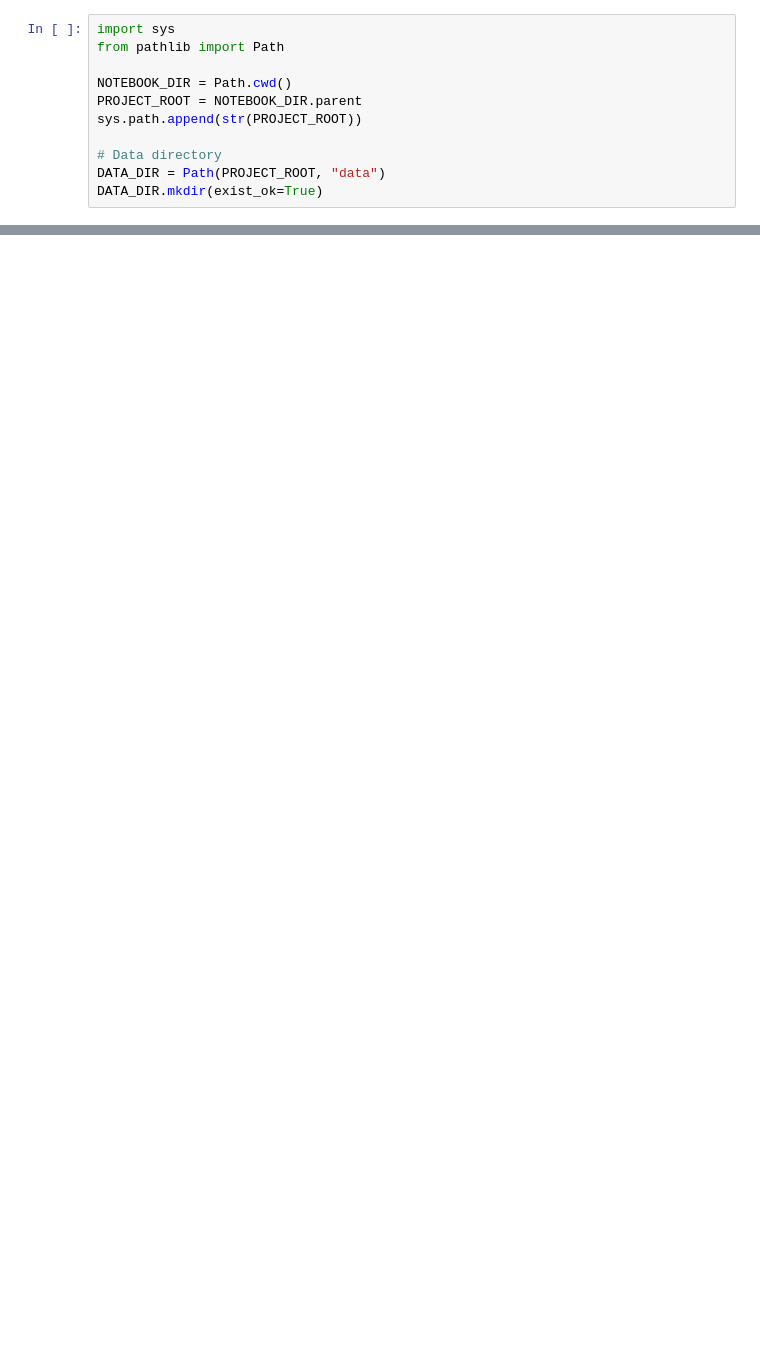
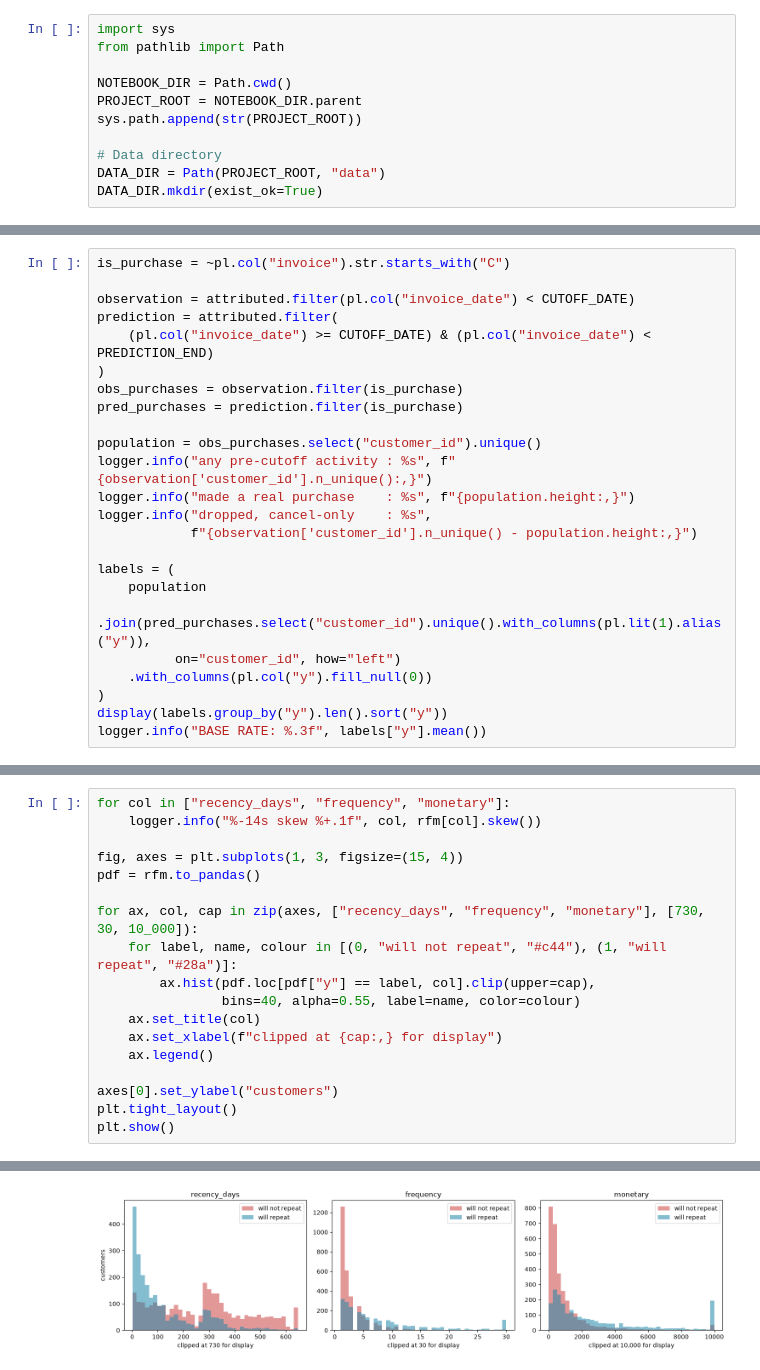
Before and after one commit to utkukosman1/ecom-repeat-purchase-prediction, a Jupyter notebook: notebooks/01_eda.ipynb, the cells around one changed output, grey strips where cells are left out. Drawn from its saved outputs; the diff is of its cells as text; blank space fills up the shorter version.

```diff
--- a/notebooks/01_eda.ipynb
+++ b/notebooks/01_eda.ipynb
@@ -1148,0 +517,24 @@ All satisfied. Stage 4 (cleaning) may begin.
+# %%
+is_purchase = ~pl.col("invoice").str.starts_with("C")
+
+observation = attributed.filter(pl.col("invoice_date") < CUTOFF_DATE)
+prediction = attributed.filter(
+    (pl.col("invoice_date") >= CUTOFF_DATE) & (pl.col("invoice_date") < PREDICTION_END)
+)
+obs_purchases = observation.filter(is_purchase)
+pred_purchases = prediction.filter(is_purchase)
+
+population = obs_purchases.select("customer_id").unique()
+logger.info("any pre-cutoff activity : %s", f"{observation['customer_id'].n_unique():,}")
+logger.info("made a real purchase    : %s", f"{population.height:,}")
+logger.info("dropped, cancel-only    : %s",
+            f"{observation['customer_id'].n_unique() - population.height:,}")
+
+labels = (
+    population
+    .join(pred_purchases.select("customer_id").unique().with_columns(pl.lit(1).alias("y")),
+          on="customer_id", how="left")
+    .with_columns(pl.col("y").fill_null(0))
+)
+display(labels.group_by("y").len().sort("y"))
+logger.info("BASE RATE: %.3f", labels["y"].mean())
@@ -1148,0 +631,19 @@ All satisfied. Stage 4 (cleaning) may begin.
+# %%
+for col in ["recency_days", "frequency", "monetary"]:
+    logger.info("%-14s skew %+.1f", col, rfm[col].skew())
+
+fig, axes = plt.subplots(1, 3, figsize=(15, 4))
+pdf = rfm.to_pandas()
+
+for ax, col, cap in zip(axes, ["recency_days", "frequency", "monetary"], [730, 30, 10_000]):
+    for label, name, colour in [(0, "will not repeat", "#c44"), (1, "will repeat", "#28a")]:
+        ax.hist(pdf.loc[pdf["y"] == label, col].clip(upper=cap),
+                bins=40, alpha=0.55, label=name, color=colour)
+    ax.set_title(col)
+    ax.set_xlabel(f"clipped at {cap:,} for display")
+    ax.legend()
+
+axes[0].set_ylabel("customers")
+plt.tight_layout()
+plt.show()
+# %% [output]
@@ -1148,0 +653 @@ All satisfied. Stage 4 (cleaning) may begin.
+[figure, added]
```
Also changed, not shown: parts of 102 cells of this notebook, 1 other file.
